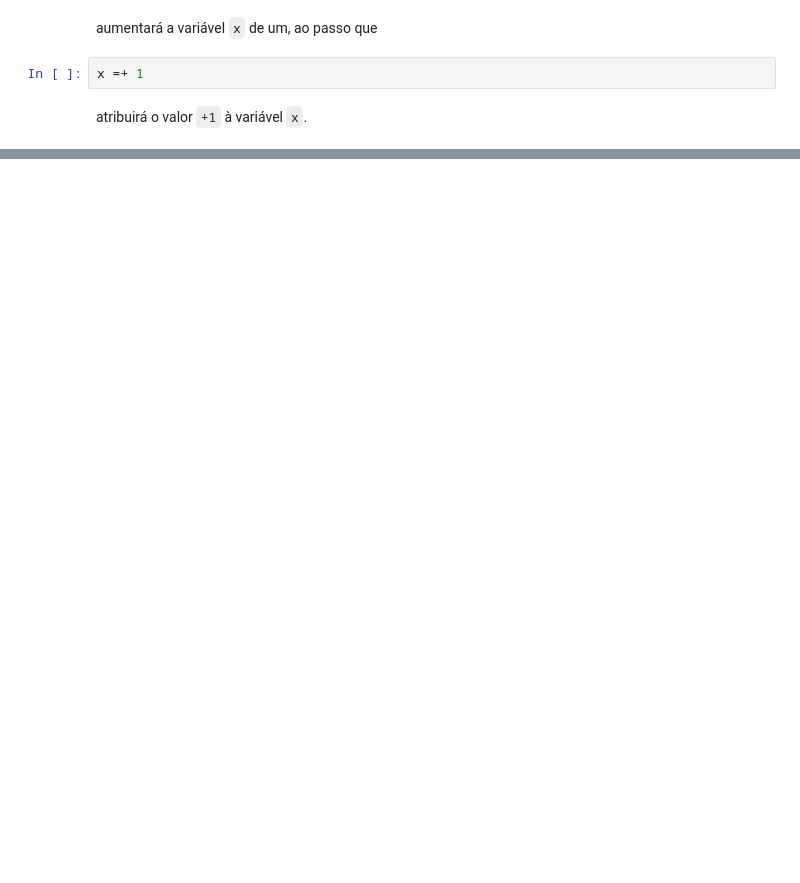
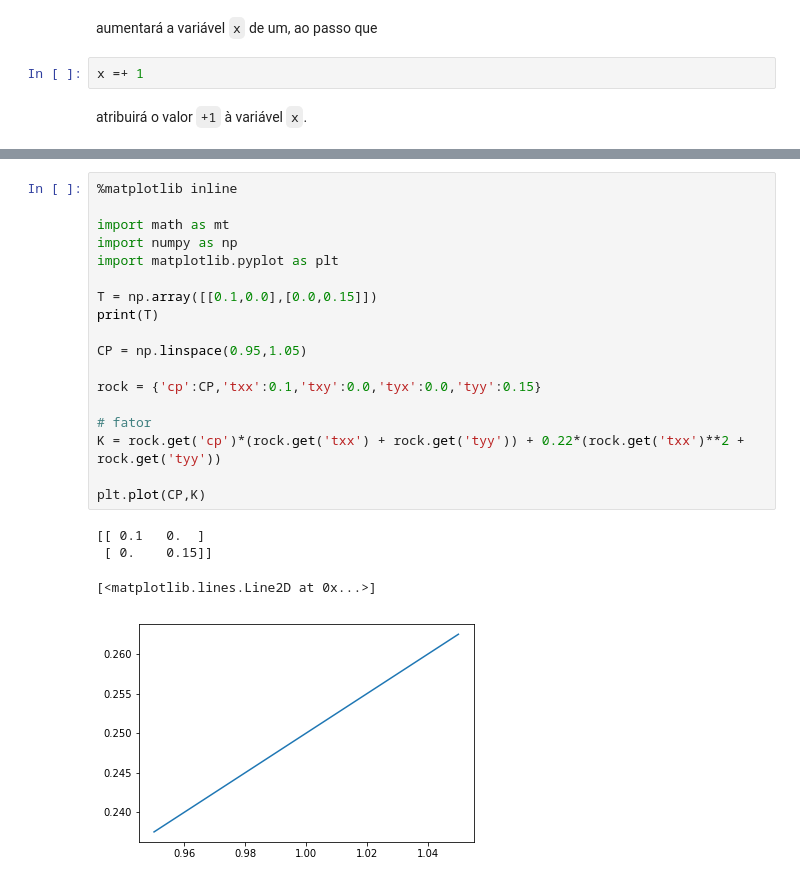
Before and after one commit to gcpeixoto/lecture-ipynb, a Jupyter notebook: 02-calculadora-poderosa.ipynb, the cells around one changed output, grey strips where cells are left out. Cells and saved outputs as stored; diff of their text form; blank space fills up the shorter version.

```diff
--- a/02-calculadora-poderosa.ipynb
+++ b/02-calculadora-poderosa.ipynb
@@ -363,0 +378,23 @@ atribuirá o valor `+1` à variável `x`.
+# %%
+%matplotlib inline
+
+import math as mt
+import numpy as np
+import matplotlib.pyplot as plt
+
+T = np.array([[0.1,0.0],[0.0,0.15]])
+print(T)
+
+CP = np.linspace(0.95,1.05)
+
+rock = {'cp':CP,'txx':0.1,'txy':0.0,'tyx':0.0,'tyy':0.15}
+
+# fator
+K = rock.get('cp')*(rock.get('txx') + rock.get('tyy')) + 0.22*(rock.get('txx')**2 + rock.get('tyy'))
+
+plt.plot(CP,K)
+# %% [output]
+[[ 0.1   0.  ]
+ [ 0.    0.15]]
+[<matplotlib.lines.Line2D at 0x...>]
+[figure, added]
```
Also changed, not shown: parts of 6 cells of this notebook, 22 other files.
